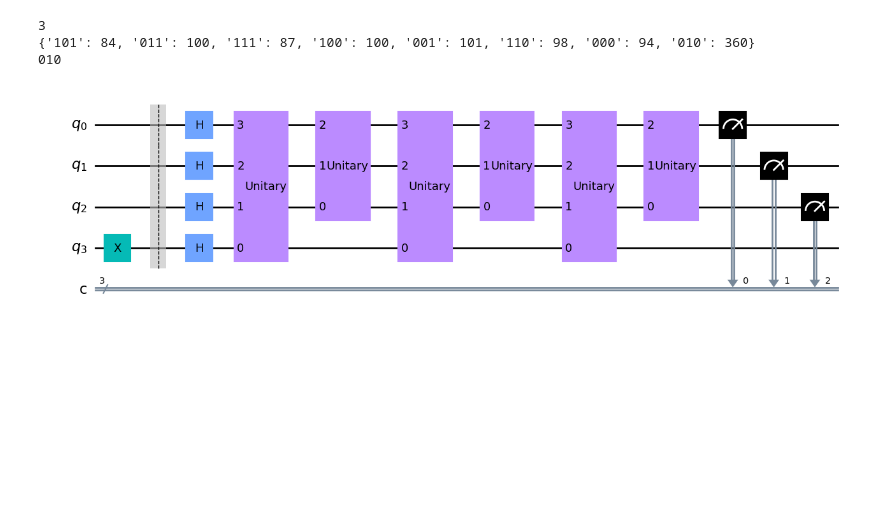
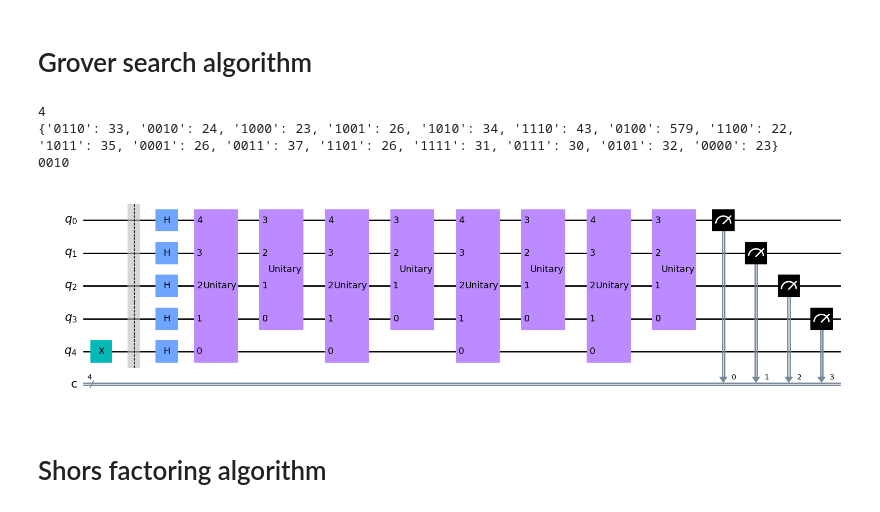
Before and after one commit to cezaris13/QuantumComputing, a Jupyter notebook: QuantumLab2.2.ipynb, the cells around one changed output. Saved outputs shown, nothing was run; the diff lists cells and outputs as text; code cells hidden in the pictures; blank space fills up the shorter version.

```diff
--- a/QuantumLab2.2.ipynb
+++ b/QuantumLab2.2.ipynb
@@ -115,24 +9,63 @@ def grover(qubits: int, markedNumber:int):
+# %% [markdown]
+# Grover search algorithm
+# %%
+def prepareGroverBlackBox(qubits: int, markedNumber: int):
+    blackBox = QuantumCircuit(qubits, name="Grover's Black Box")
+    if 2**(qubits-1)-1 < markedNumber:
+        raise Exception('markedNumber is too Big')
+    matrix = np.zeros((2**qubits, 2**qubits))
+    for i in range(2**(qubits-1)):
+        binaryNumber = bin(i)[2:].rjust(qubits-1, '0')
+        if i == markedNumber:
+            matrix[int(binaryNumber+'0', 2)][int(binaryNumber+'1', 2)] = 1
+            matrix[int(binaryNumber+'1', 2)][int(binaryNumber+'0', 2)] = 1
+        else:
+            matrix[int(binaryNumber+'0', 2)][int(binaryNumber+'0', 2)] = 1
+            matrix[int(binaryNumber+'1', 2)][int(binaryNumber+'1', 2)] = 1
+    blackBox.unitary(matrix, range(qubits))
+    return Operator(blackBox).to_instruction()
+
+def inversionAboutMean(qubits: int):
+    matrix = 2*np.full((2**qubits, 2**qubits), 1/(2**qubits)) - np.eye(2**qubits)
+    inversionAboutMean = QuantumCircuit(qubits, name="Inversion About Mean")
+    inversionAboutMean.unitary(matrix, range(qubits))
+    return Operator(inversionAboutMean).to_instruction()
+
+def grover(qubits: int, markedNumber:int):
+    qc = QuantumCircuit(qubits+1, qubits)
+    qc.x(qubits)
+    qc.barrier()
+    qc.h(range(qubits+1))
+    numIterations = ceil(np.sqrt(2**qubits))
+    print (numIterations)
+    for _ in range(numIterations):
+        qc.append(prepareGroverBlackBox(qubits+1, markedNumber), range(qubits,-1,-1))
+        qc.append(inversionAboutMean(qubits), range(qubits-1,-1,-1))
+    qc.measure(range(qubits), range(qubits))
+    return qc
 # %%
-len = 3
+len = 4
 number = 2
 
 qc = grover(len, number)
 
 backend = Aer.get_backend('qasm_simulator')
 job = backend.run(qc, shots=1024)
 result = job.result()
 print(result.get_counts())
 counts = dict(result.get_counts())
 max = 0
 for key, value in counts.items():
     if value > max:
         max = value
         maxKey = key
 
 print (maxKey[::-1])
 qc.draw('mpl')
 # %% [output]
-3
-{'101': 84, '011': 100, '111': 87, '100': 100, '001': 101, '110': 98, '000': 94, '010': 360}
-010
+4
+{'0110': 33, '0010': 24, '1000': 23, '1001': 26, '1010': 34, '1110': 43, '0100': 579, '1100': 22, '1011': 35, '0001': 26, '0011': 37, '1101': 26, '1111': 31, '0111': 30, '0101': 32, '0000': 23}
+0010
-[figure, old version]
+[figure, new version]
+# %% [markdown]
+# Shors factoring algorithm
```
Also changed, not shown: parts of 8 cells of this notebook, 1 other file.
